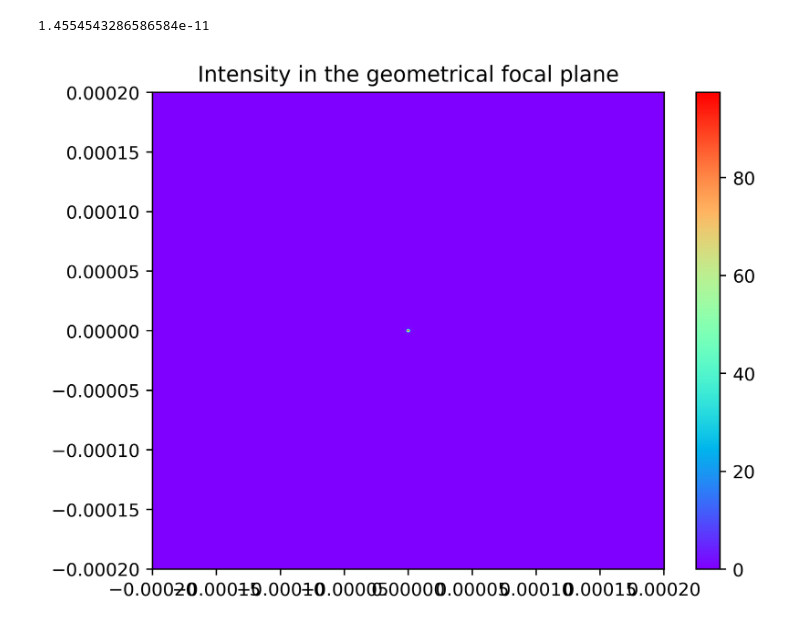
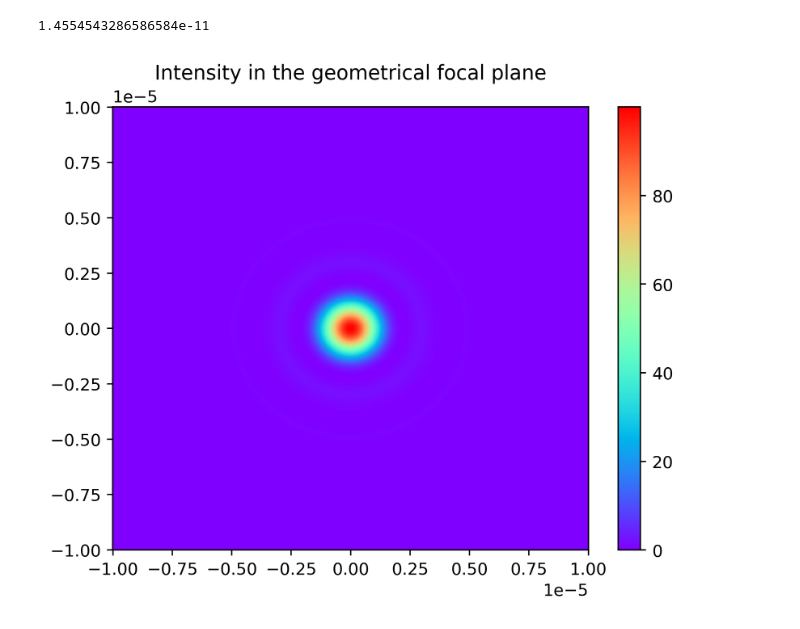
Before and after one commit to rcasalins/thesis_bachelor, a Jupyter notebook: Codigo/Chapter_1.ipynb, the cells around one changed output. Saved outputs shown, nothing was run; the diff lists cells and outputs as text; code cells hidden in the pictures.

```diff
--- a/Codigo/Chapter_1.ipynb
+++ b/Codigo/Chapter_1.ipynb
@@ -31,19 +31,19 @@ focal_plane( v(0.01,0.01) )
 1.4554543286586584e-11
 # %%
 cm = 1 * (10 ** -2)
-square = np.linspace(-.02*cm,.02*cm,1500)
+square = np.linspace(-.001*cm,.001*cm,1500)
 
 xx, yy = np.meshgrid(square, square)
 intensity_color = np.array( list(focal_plane( v(xx,yy) ) ), dtype=float)
 
 z_min, z_max = intensity_color.min()/1, intensity_color.max()/1
 
 fig, ax = plt.subplots(dpi=400)
 c = ax.pcolormesh(xx, yy, intensity_color, cmap='rainbow',  vmin=z_min, vmax=z_max, shading='auto')
 #c = ax.pcolormesh(xx, yy, intensity_color, cmap='rainbow',  norm=colors.LogNorm(vmin=z_min, vmax=z_max), shading='auto')
 fig.colorbar(c, ax = ax)
 ax.set_title('Intensity in the geometrical focal plane')
 #plt.savefig("Confinamiento")
 plt.show()
 # %% [output]
-[figure, old version]
+[figure, new version]
```
